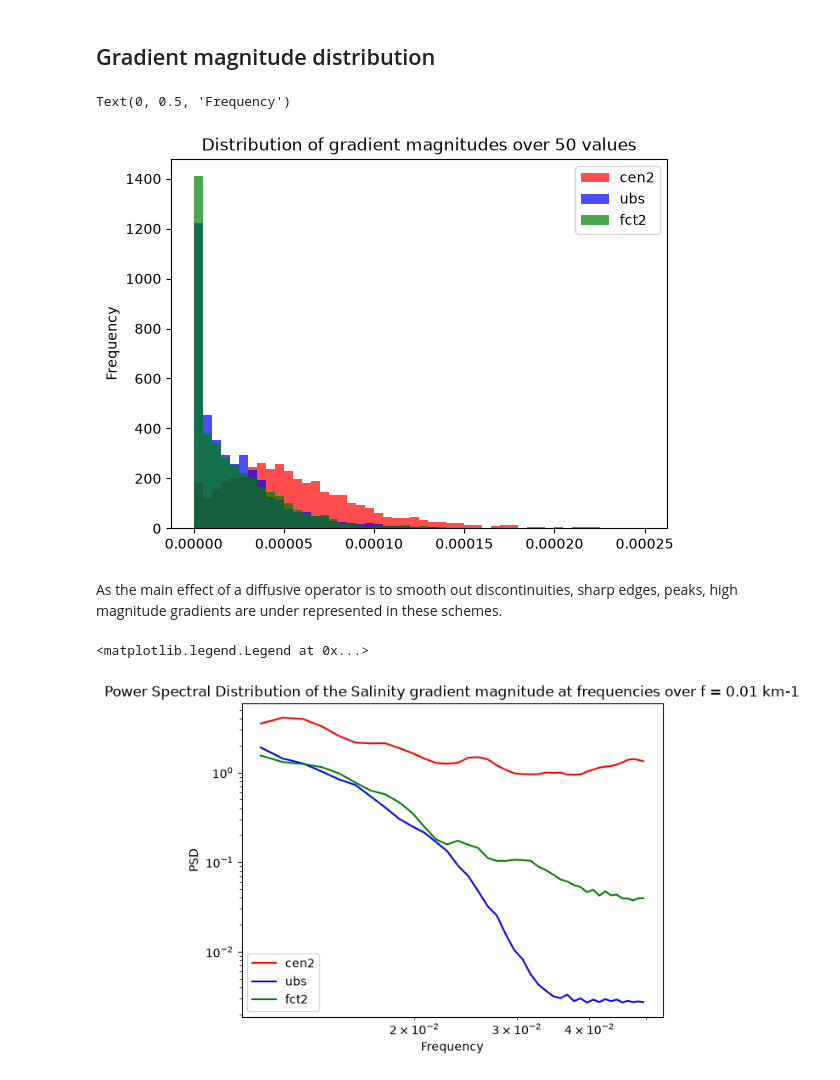
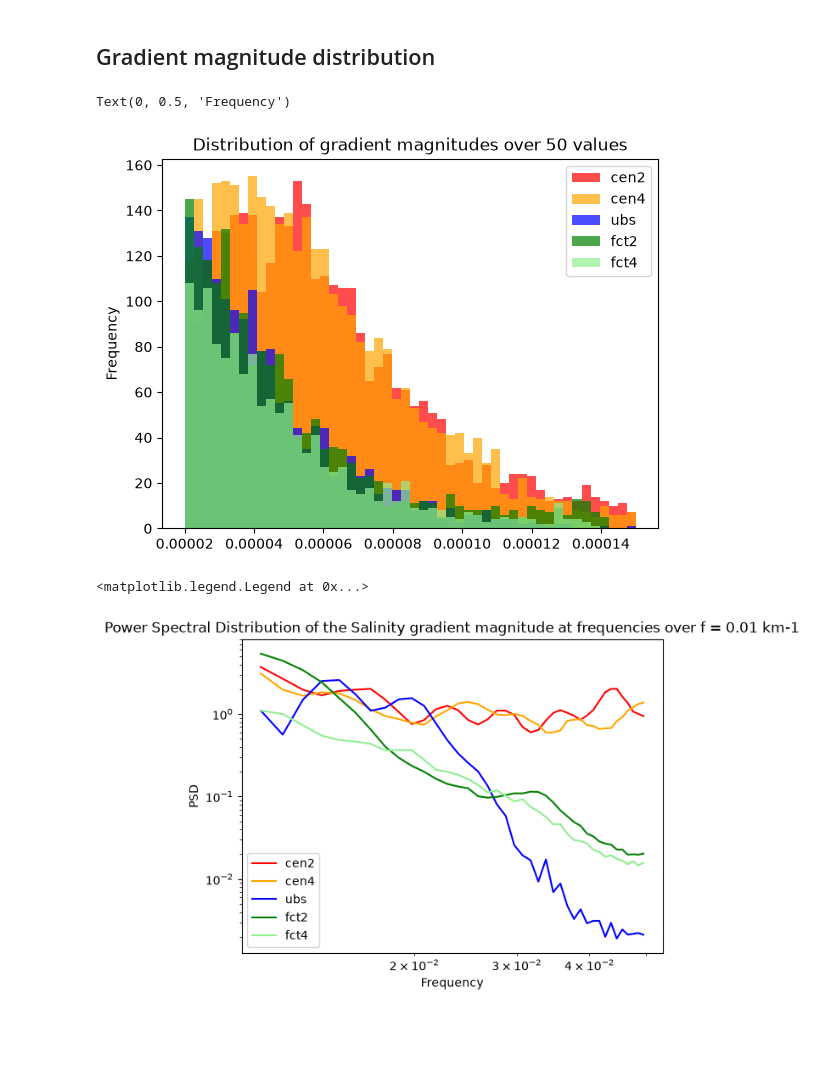
Before and after one commit to justinebuisson606/NEMO_Demonstrators, a Jupyter notebook: Demonstrator 2.ipynb, the cells around one changed output. Cells and saved outputs as stored; diff of their text form; code cells hidden in the pictures; blank space fills up the shorter version.

```diff
--- a/Demonstrator 2.ipynb
+++ b/Demonstrator 2.ipynb
@@ -206,4 +235,4 @@ rep = ''
 #Open the simulation using the xr library
 
 cen2 = xr.open_dataset(rep+'CANAL_shear_cen2_all_grid.nc')
-cen2
+cen4 = xr.open_dataset(rep+'CANAL_shear_cen4_all_grid.nc')
@@ -290,4 +282,4 @@ shear_ubs=show_t(t_list, 'soce', 'Salinity', 'CANAL_shear_ubs_all_grid.nc', rep=
 # %%
 #Open the simulation using the xr library
 fct2 = xr.open_dataset(rep+'CANAL_shear_fct2_all_grid.nc')
-fct2
+fct4 = xr.open_dataset(rep+'CANAL_shear_fct4_all_grid.nc')
@@ -397,41 +380,48 @@ But the variance curve tells us only how much smoothing each scheme applies over
 # %%
 t = 15
 
 cen2_grad = cen2.sssgrad.isel(time_counter = t)[40:60]
 cen2_grad = np.array(cen2_grad)
 cen2_grad_0 = cen2_grad[cen2_grad != 0]
 
+cen4_grad = cen4.sssgrad.isel(time_counter = t)[40:60]
+cen4_grad = np.array(cen4_grad)
+cen4_grad_0 = cen4_grad[cen4_grad != 0]
 
 ubs_grad = ubs.sssgrad.isel(time_counter = t)[40:60]
 ubs_grad = np.array(ubs_grad)
 ubs_grad_0 = ubs_grad[ubs_grad != 0]
 
 
 fct2_grad = fct2.sssgrad.isel(time_counter = t)[40:60]
 fct2_grad = np.array(fct2_grad)
 fct2_grad_0 = fct2_grad[fct2_grad != 0]
 
-plt.hist(cen2_grad_0, bins=50, range=(0, 0.00025), color="red",alpha=0.7, label = 'cen2')
-plt.hist(ubs_grad_0, bins=50, range=(0, 0.00025), color="blue",alpha=0.7, label = 'ubs')
-plt.hist(fct2_grad_0, bins=50, range=(0, 0.00025), color="green",alpha=0.7, label = 'fct2')
+fct4_grad = fct4.sssgrad.isel(time_counter = t)[40:60]
+fct4_grad = np.array(fct4_grad)
+fct4_grad_0 = fct4_grad[fct4_grad != 0]
+
+plt.hist(cen2_grad_0, bins=50, range=(0.00002, 0.00015), color="red",alpha=0.7, label = 'cen2')
+plt.hist(cen4_grad_0, bins=50, range=(0.00002, 0.00015), color="orange",alpha=0.7, label = 'cen4')
+plt.hist(ubs_grad_0, bins=50, range=(0.00002, 0.00015), color="blue",alpha=0.7, label = 'ubs')
+plt.hist(fct2_grad_0, bins=50, range=(0.00002, 0.00015), color="green",alpha=0.7, label = 'fct2')
+plt.hist(fct4_grad_0, bins=50, range=(0.00002, 0.00015), color="lightgreen",alpha=0.7, label = 'fct4')
 
 
 plt.legend()
 
 plt.title("Distribution of gradient magnitudes over 50 values")
 
 plt.ylabel("Frequency")
 # %% [output]
 Text(0, 0.5, 'Frequency')
-[figure, old version]
+[figure, new version]
-# %% [markdown]
-As the main effect of a diffusive operator is to smooth out discontinuities, sharp edges, peaks, high magnitude gradients are under represented in these schemes.
 # %%
 Fs = 1/10
 cen2_fft=[[],[]]
 
-for i in range(100):
-    dataset = cen2.soce.isel(time_counter = -1, x_grid_T = i)
+for i in range(20):
+    dataset = cen2.soce.isel(time_counter = -1, x_grid_T = 40 + i)
     cen2_soce = np.array(dataset)
     f_cen2, psd_cen2 = signal.welch(cen2_soce, Fs, nperseg = 101, window = 'tukey')
     cen2_fft[0].append(f_cen2)
@@ -445,10 +435,28 @@ moyennes = np.nanmean(psd_all, axis=tuple(range(psd_all.ndim - 1)))[mask]
 
 plt.loglog(f, moyennes, 'r', label = 'cen2')
 
+cen4_fft=[[],[]]
+
+for i in range(20):
+    dataset = cen4.soce.isel(time_counter = -1, x_grid_T = 40 + i)
+    cen4_soce = np.array(dataset)
+    f_cen4, psd_cen4 = signal.welch(cen4_soce, Fs, nperseg = 101, window = 'tukey')
+    cen4_fft[0].append(f_cen4)
+    cen4_fft[1].append(psd_cen4)
+
+psd_all = np.array(cen4_fft[1])      # shape (100, n_freq)
+
+mask = f_cen4 > 0.01
+f = f_cen4[mask]
+moyennes = np.nanmean(psd_all, axis=tuple(range(psd_all.ndim - 1)))[mask]
+
+plt.loglog(f, moyennes, color='orange', label = 'cen4')
+
+
 ubs_fft = [[],[]]
 
-for i in range(100):
-    dataset = ubs.soce.isel(time_counter = -1, x_grid_T = i)
+for i in range(20):
+    dataset = ubs.soce.isel(time_counter = -1, x_grid_T = 40 + i)
     f_ubs, psd_ubs = signal.welch(np.array(dataset), Fs, nperseg = 101, window = 'tukey')
     ubs_fft[0].append(f_ubs)
     ubs_fft[1].append(psd_ubs)
@@ -461,8 +469,8 @@ moyennes = np.nanmean(psd_all, axis=tuple(range(psd_all.ndim - 1)))[mask]
 plt.loglog(f, moyennes, 'b', label = 'ubs')
 
 fct2_fft = [[],[]]
-for i in range(100):
-    dataset = fct2.soce.isel(time_counter = -1, x_grid_T = i)
+for i in range(20):
+    dataset = fct2.soce.isel(time_counter = -1, x_grid_T = 40 +i)
     f_fct2, psd_fct2 = signal.welch(np.array(dataset), Fs, nperseg = 101, window = 'tukey')
     fct2_fft[0].append(f_fct2)
     fct2_fft[1].append(psd_fct2)
@@ -474,6 +482,21 @@ f = f_fct2[mask]
 moyennes = np.nanmean(psd_all, axis=tuple(range(psd_all.ndim - 1)))[mask]
 
 plt.loglog(f, moyennes, 'g', label = 'fct2')
+
+fct4_fft = [[],[]]
+for i in range(20):
+    dataset = fct4.soce.isel(time_counter = -1, x_grid_T = 40 +i)
+    f_fct4, psd_fct4 = signal.welch(np.array(dataset), Fs, nperseg = 101, window = 'tukey')
+    fct4_fft[0].append(f_fct4)
+    fct4_fft[1].append(psd_fct4)
+
+psd_all = np.array(fct4_fft[1])      # shape (100, n_freq)
+
+mask = f_fct4 > 0.01
+f = f_fct4[mask]
+moyennes = np.nanmean(psd_all, axis=tuple(range(psd_all.ndim - 1)))[mask]
+
+plt.loglog(f, moyennes, color='lightgreen', label = 'fct4')
 #plt.loglog(f[5:20] , [k**(-5/3)/500 for k in f[5:20]], label = 'k^-5/3')
 #plt.loglog(f[15:], [k**(-3)/300000 for k in f[15:]], label = 'k^-3')
 plt.xlabel('Frequency')
@@ -482,4 +505,4 @@ plt.title('Power Spectral Distribution of the Salinity gradient magnitude at fre
 plt.legend()
 # %% [output]
 <matplotlib.legend.Legend at 0x...>
-[figure, old version]
+[figure, new version]
```
Also changed, not shown: parts of 16 cells of this notebook.
